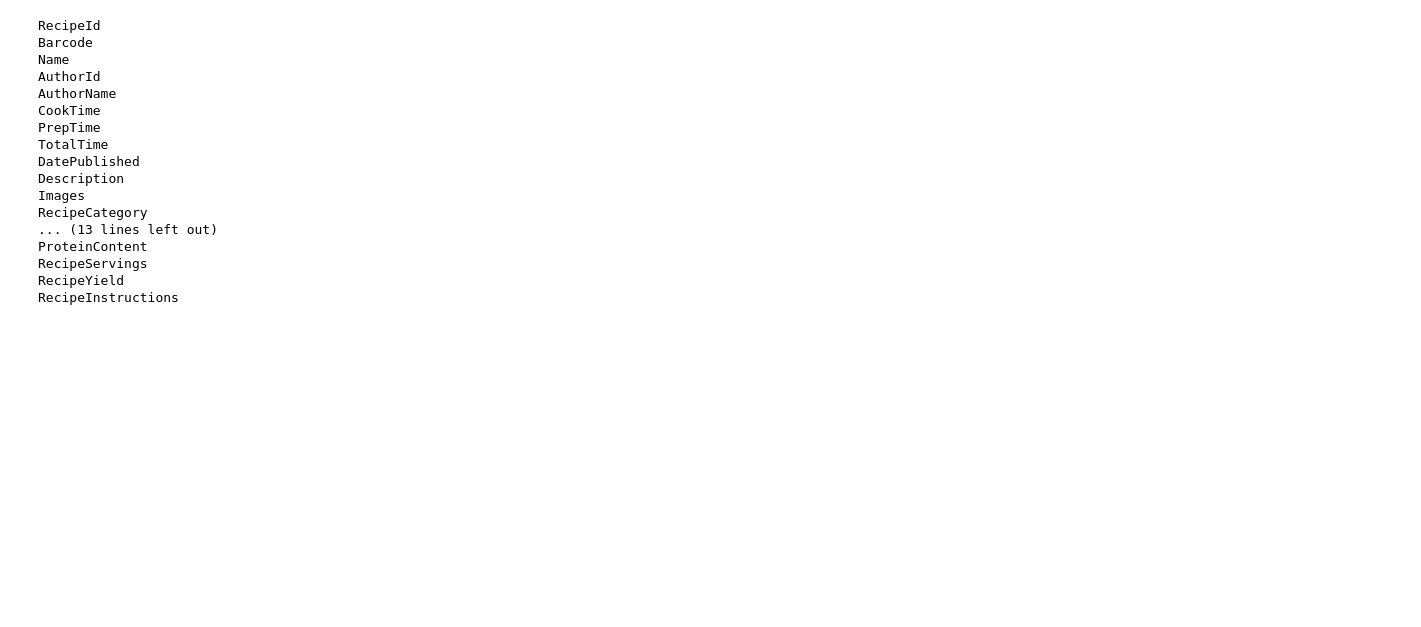
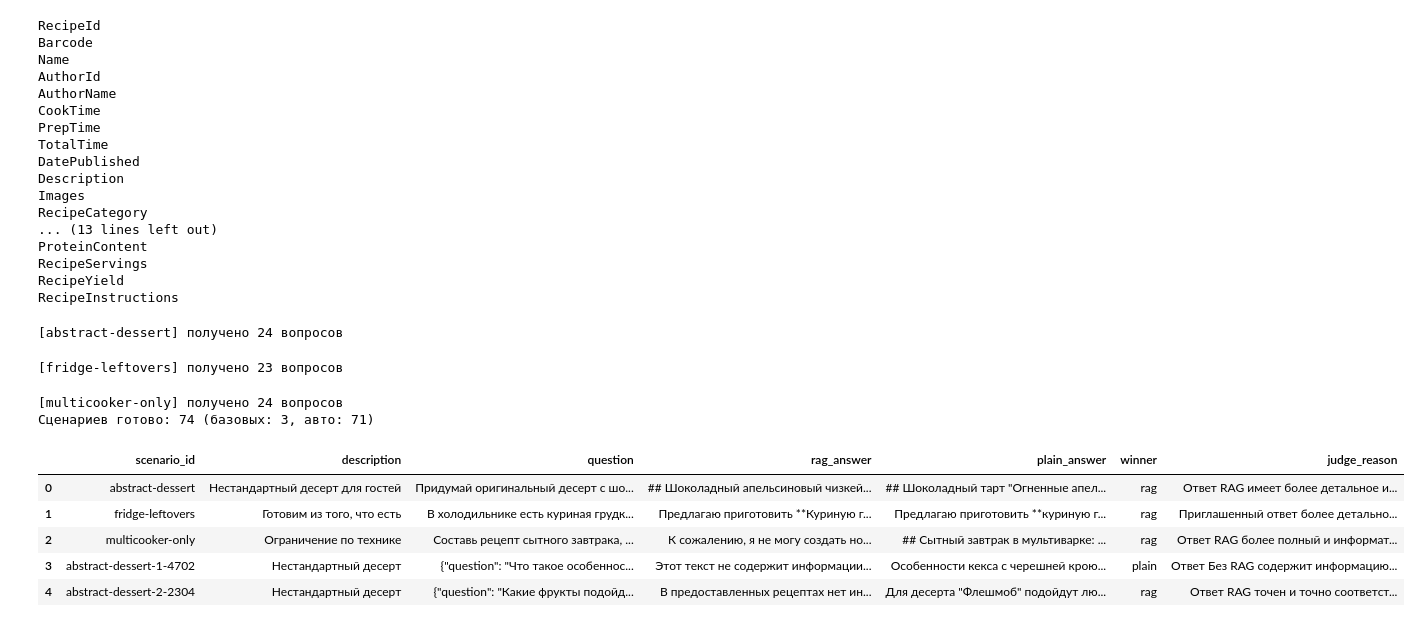
Before and after one commit to dimapchik/Promt-Pepper, a Jupyter notebook: rag.ipynb, the cells around one changed output. Drawn from its saved outputs; the diff is of its cells as text; code cells hidden in the pictures; blank space fills up the shorter version.

```diff
--- a/rag.ipynb
+++ b/rag.ipynb
@@ -57,3 +65,15 @@ def rag_query(query: str, top_k: int = 3, model: str = "gemma2"):
 """
     response = ollama.chat(model=model, messages=[{"role": "user", "content": prompt}])
     return response["message"]["content"]
+# %%
+def plain_query(query: str, model: str = ANSWER_MODEL):
+    prompt = f"""
+Ты — дружелюбный кулинарный помощник.
+Опираясь на свои внутренние знания и общие кулинарные принципы,
+ответь на вопрос как можно точнее и практичнее.
+
+Вопрос: {query}
+Ответ:
+"""
+    response = ollama.chat(model=model, messages=[{"role": "user", "content": prompt}])
+    return response["message"]["content"]
@@ -59,0 +159,8 @@ def rag_query(query: str, top_k: int = 3, model: str = "gemma2"):
+# %%
+scenarios = build_scenarios(25)
+print(f"Сценариев готово: {len(scenarios)} (базовых: {len(base_scenarios)}, авто: {len(scenarios) - len(base_scenarios)})")
+# %% [output]
+[abstract-dessert] получено 24 вопросов
+[fridge-leftovers] получено 23 вопросов
+[multicooker-only] получено 24 вопросов
+Сценариев готово: 74 (базовых: 3, авто: 71)
@@ -59,0 +207,31 @@ def rag_query(query: str, top_k: int = 3, model: str = "gemma2"):
+# %%
+def run_comparisons(scenarios, answer_model: str = ANSWER_MODEL, judge_model: str = JUDGE_MODEL, top_k: int = 3):
+    records = []
+    for scenario in scenarios:
+        question = scenario["question"]
+        rag_ans = rag_query(question, top_k=scenario.get("top_k", top_k), model=answer_model)
+        plain_ans = plain_query(question, model=answer_model)
+        verdict = judge_responses(question, rag_ans, plain_ans, model=judge_model)
+
+        records.append(
+            {
+                "scenario_id": scenario["id"],
+                "description": scenario["description"],
+                "question": question,
+                "rag_answer": rag_ans,
+                "plain_answer": plain_ans,
+                "winner": verdict.get("winner", "unknown"),
+                "judge_reason": verdict.get("reason", ""),
+            }
+        )
+    return pd.DataFrame(records)
+# %%
+results_df = run_comparisons(scenarios)
+results_df.head()
+# %% [output]
+|  | scenario_id | description | question | rag_answer | plain_answer | winner | judge_reason |
+| 0 | abstract-dessert | Нестандартный десерт для гостей | Придумай оригинальный десерт с шо... | ## Шоколадный апельсиновый чизкей... | ## Шоколадный тарт "Огненные апел... | rag | Ответ RAG имеет более детальное и... |
+| 1 | fridge-leftovers | Готовим из того, что есть | В холодильнике есть куриная грудк... | Предлагаю приготовить **Куриную г... | Предлагаю приготовить **куриную г... | rag | Приглашенный ответ более детально... |
+| 2 | multicooker-only | Ограничение по технике | Составь рецепт сытного завтрака, ... | К сожалению, я не могу создать но... | ## Сытный завтрак в мультиварке: ... | rag | Ответ RAG более полный и информат... |
+| 3 | abstract-dessert-1-4702 | Нестандартный десерт | {"question": "Что такое особеннос... | Этот текст не содержит информации... | Особенности кекса с черешней крою... | plain | Ответ Без RAG содержит информацию... |
+| 4 | abstract-dessert-2-2304 | Нестандартный десерт | {"question": "Какие фрукты подойд... | В предоставленных рецептах нет ин... | Для десерта "Флешмоб" подойдут лю... | rag | Ответ RAG точен и точно соответст... |
```
Also changed, not shown: parts of 19 cells of this notebook.
